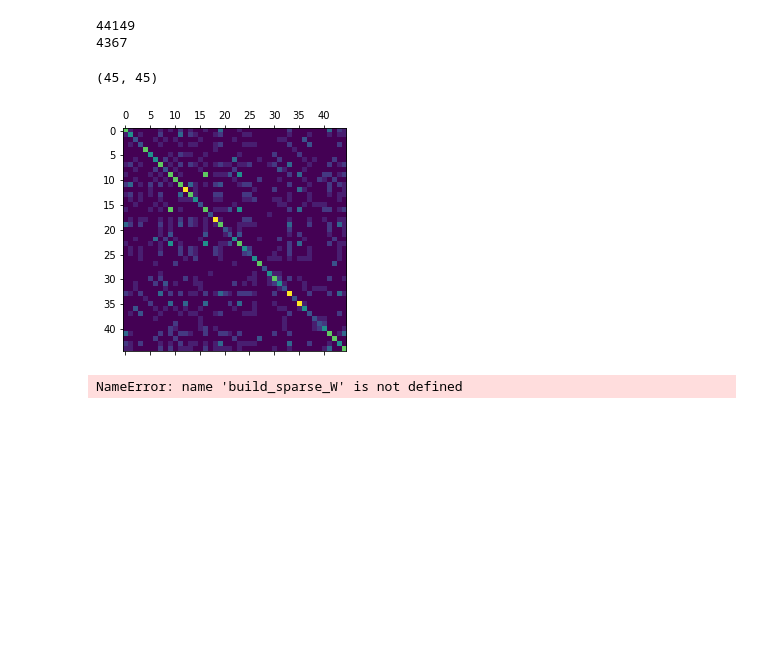
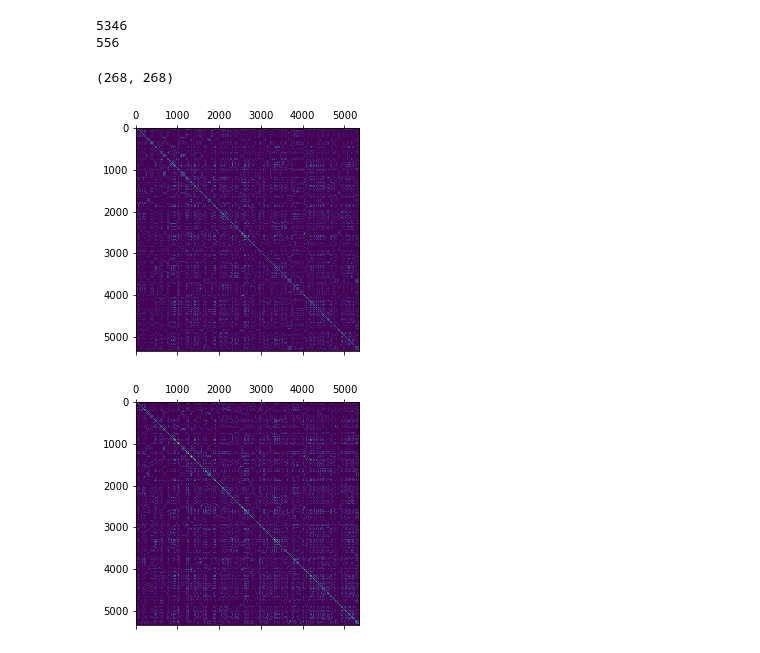
Before and after one commit to ys766/BML, a Jupyter notebook: kissgp_gp_regression_test.ipynb, the cells around one changed output. Saved outputs shown, nothing was run; the diff lists cells and outputs as text; code cells hidden in the pictures; blank space fills up the shorter version.

```diff
--- a/kissgp_gp_regression_test.ipynb
+++ b/kissgp_gp_regression_test.ipynb
@@ -122,31 +147,32 @@ sigma_squared: noise
 y : n by 1
 return value: (K+Sig^2I)^-1*y
 '''
-user_feature = np.loadtxt("user_feature.csv", dtype = int)
-movie_feature = np.loadtxt("movie_feature.csv", dtype = int)
-def woodbury_inversion(inducePointLocation):
-    w = build_sparse_W()
-    def hyper(x, w, y):
+def woodbury_inversion(w):
+    def hyper(x):
         a1 = x[0]
         b1 = x[1]
         a2 = x[2]
         b2 = x[3]
+        train_y = train_reduced[:,2]
+        y = np.reshape(train_y, (len(train_y),1))
         sigma_squared = x[4]
         kuu = build_Kuu(a1,b1,a2,b2)
         inv_kuu = np.linalg.inv(kuu)
-        b = np.linalg.inv(inv_kuu + 1 / sigma_squared * w.transpose() * w)
+        b = np.linalg.inv(inv_kuu + 1 / sigma_squared * np.dot(w.transpose(), w))
         a = 1 / sigma_squared * w
         n = np.size(a,0)
+        print(n)
         m = np.size(b,1)
-        temp_res = np.zeros((,n), dtype = np.int)
+        print(m)
+        temp_res = np.zeros((n,1), dtype = np.int)
         for i in range(0, n):
-            res = np.zeros((n,), dtype = np.int)
-            prod = np.zeros((m,), dtype = np.int)
+            res = np.zeros((1,n), dtype = np.int)
+            prod = np.zeros((1,m), dtype = np.int)
             for j in range(0, m):
-                prod[j] = a[i] * b[:,j]
+                prod[0][j] = np.dot(a[i], b[:,j])
             for k in range(0, n):
-                res[k] = prod * a[k, :].transpose()
-            temp_res[i] = res * y
+                res[0][k] = np.dot(prod, np.reshape(a[k, :], (m, 1)))
+            temp_res[i][0] = np.dot(res, y)
 
         return (y / sigma_squared - temp_res)
     return hyper
@@ -224,8 +202,6 @@ def test_kissgp_gp_mean_abs_error(train_x, train_y, test_x, test_y):
 
 #     assert(mean_abs_error.data.squeeze()[0] < 0.05)
 # %%
-import numpy as np
-import csv
 train_reduced = []
 test_reduced = []
 
@@ -233,11 +209,11 @@ training_b = np.loadtxt("ubbase.txt", dtype = int, usecols=(0, 1, 2))
 test_b = np.loadtxt("ubtest.txt", dtype = int, usecols=(0, 1, 2))
 
 for i in range(0, training_b.shape[0]):
-    if training_b[i][0] <= 500 and training_b[i][1] <= 800:
+    if training_b[i][0] <= 150 and training_b[i][1] <= 250:
         train_reduced.append(training_b[i])
 
 for i in range(0, test_b.shape[0]):
-    if test_b[i][0] <= 500 and test_b[i][1] <= 800:
+    if test_b[i][0] <= 150 and test_b[i][1] <= 250:
         test_reduced.append(test_b[i])
 
 train_reduced = np.asarray(train_reduced)
@@ -246,37 +222,43 @@ test_reduced = np.asarray(test_reduced)
 print(len(train_reduced))
 print(len(test_reduced))
 # %% [output]
-44149
-4367
+5346
+556
 # %%
 import matplotlib.pyplot as plt
 global user_feature
 user_feature = []
 with open("user_feature.csv") as f:
     csv_file = csv.reader(f)
     for row in csv_file:
         user_feature.append(row)
     user_feature = np.array(user_feature, dtype = np.int)
 
 #user_feature = np.loadtxt("user_feature.csv", dtype = np.int)
 global movie_feature
 movie_feature = []
 with open("movie_feature.csv") as f:
     csv_file = csv.reader(f)
     for row in csv_file:
         movie_feature.append(row)
     movie_feature = np.array(movie_feature, dtype = np.int)
 
 global indexed_inducing_set
-indexed_inducing_set = choose_inducing_point(0.001)
-K = build_Kuu(0, 5, 0, 2)
+indexed_inducing_set = choose_inducing_point(0.05)
+Kuu = build_Kuu(0, 5, 0, 2)
 np.set_printoptions(threshold=np.nan)
-print(K.shape)
+print(Kuu.shape)
+# plt.matshow(Kuu)
+# plt.show()
+W = build_sparse_W()
+K_ori = np.dot(W, Kuu)
+K_ori = np.dot(K_ori, W.transpose())
+plt.matshow(K_ori)
+plt.show()
+K = build_K(0, 5, 0, 2)
 plt.matshow(K)
 plt.show()
-W = build_sparse_W()
-print(W.shape)
 # %% [output]
-(45, 45)
+(268, 268)
-[figure, old version]
+[figure, new version]
-NameError: name 'build_sparse_W' is not defined
+[figure, added]
```
Also changed, not shown: parts of 16 cells of this notebook.
